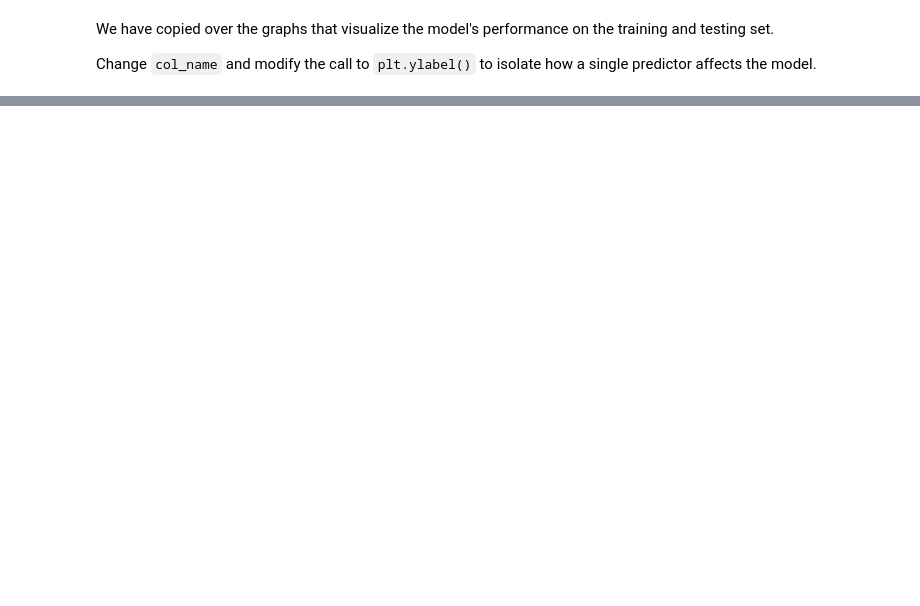
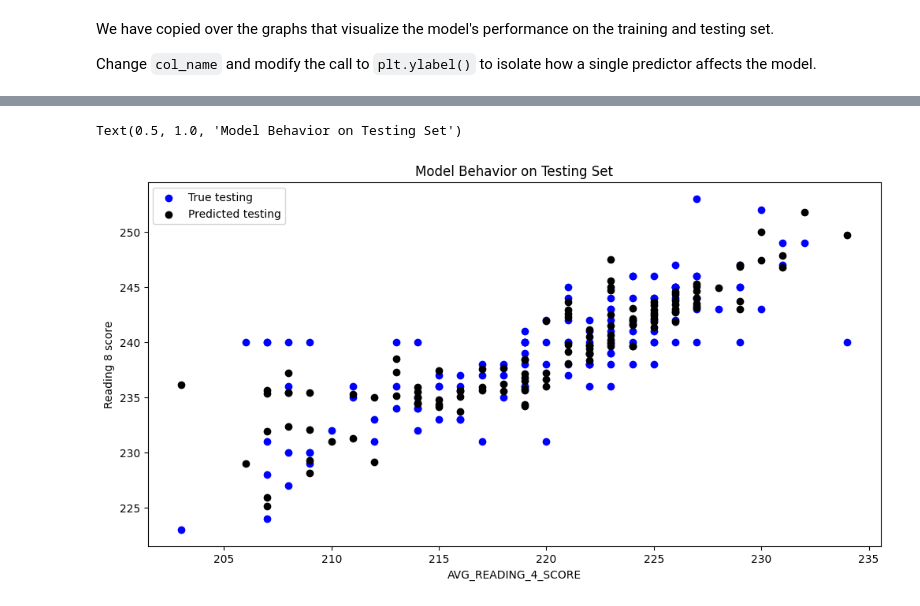
Before and after one commit to qq01056/MDST_TUTORIAL, a Jupyter notebook: tutorial1/checkpoint1.ipynb, the cells around one changed output, grey strips where cells are left out. Cells and saved outputs as stored; diff of their text form; code cells hidden in the pictures; blank space fills up the shorter version.

```diff
--- a/tutorial1/checkpoint1.ipynb
+++ b/tutorial1/checkpoint1.ipynb
@@ -311,0 +296,15 @@ for feat in features_to_analyze:
+# %%
+# @@@ 14
+col_name = 'AVG_READING_4_SCORE'
+
+f = plt.figure(figsize=(12,6))
+plt.scatter(X_test[col_name], y_test, color = "blue")
+plt.scatter(X_test[col_name], model.predict(X_test), color = "black")
+
+plt.legend(['True testing','Predicted testing'])
+plt.xlabel(col_name)
+plt.ylabel('Reading 8 score')
+plt.title("Model Behavior on Testing Set")
+# %% [output]
+Text(0.5, 1.0, 'Model Behavior on Testing Set')
+[figure, added]
```
Also changed, not shown: parts of 8 cells of this notebook.
